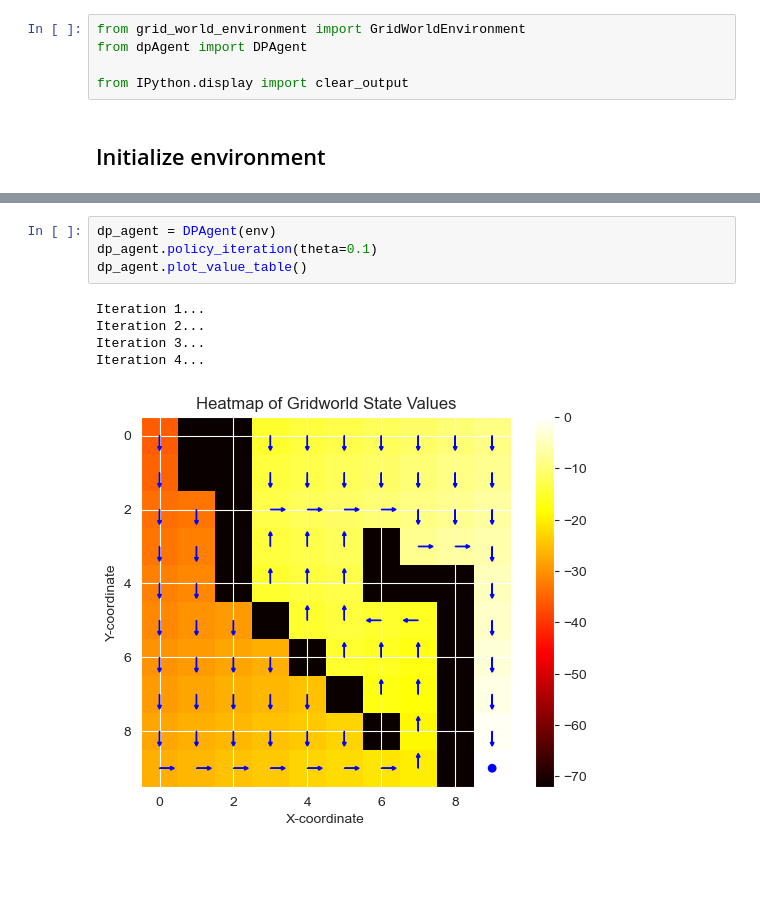
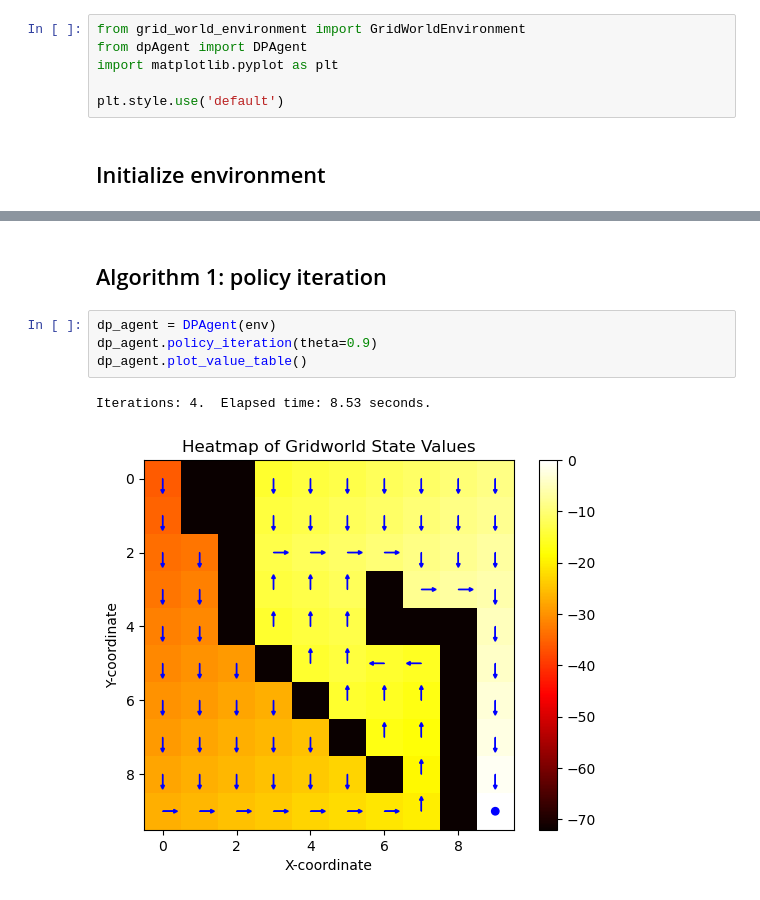
Before and after one commit to iltramont/RL_Grid_World, a Jupyter notebook: main_DPAgent.ipynb, the cells around one changed output, grey strips where cells are left out. Drawn from its saved outputs; the diff is of its cells as text; blank space fills up the shorter version.

Commit message:
dp agent

```diff
--- a/main_DPAgent.ipynb
+++ b/main_DPAgent.ipynb
@@ -1,8 +1,9 @@
 # %%
 from grid_world_environment import GridWorldEnvironment
 from dpAgent import DPAgent
+import matplotlib.pyplot as plt
 
-from IPython.display import clear_output
+plt.style.use('default')
 # %% [markdown]
 ## Initialize environment
 # %%
@@ -21,12 +22,11 @@ env.display()
+# %% [markdown]
+## Algorithm 1: policy iteration
 # %%
 dp_agent = DPAgent(env)
-dp_agent.policy_iteration(theta=0.1)
+dp_agent.policy_iteration(theta=0.9)
 dp_agent.plot_value_table()
 # %% [output]
-Iteration 1...
-Iteration 2...
-Iteration 3...
-Iteration 4...
+Iterations: 4.  Elapsed time: 8.53 seconds.
-[figure, old version]
+[figure, new version]
 # %%
 dp_agent.env.reset()
```
Also changed, not shown: parts of 5 cells of this notebook, 1 other file.
